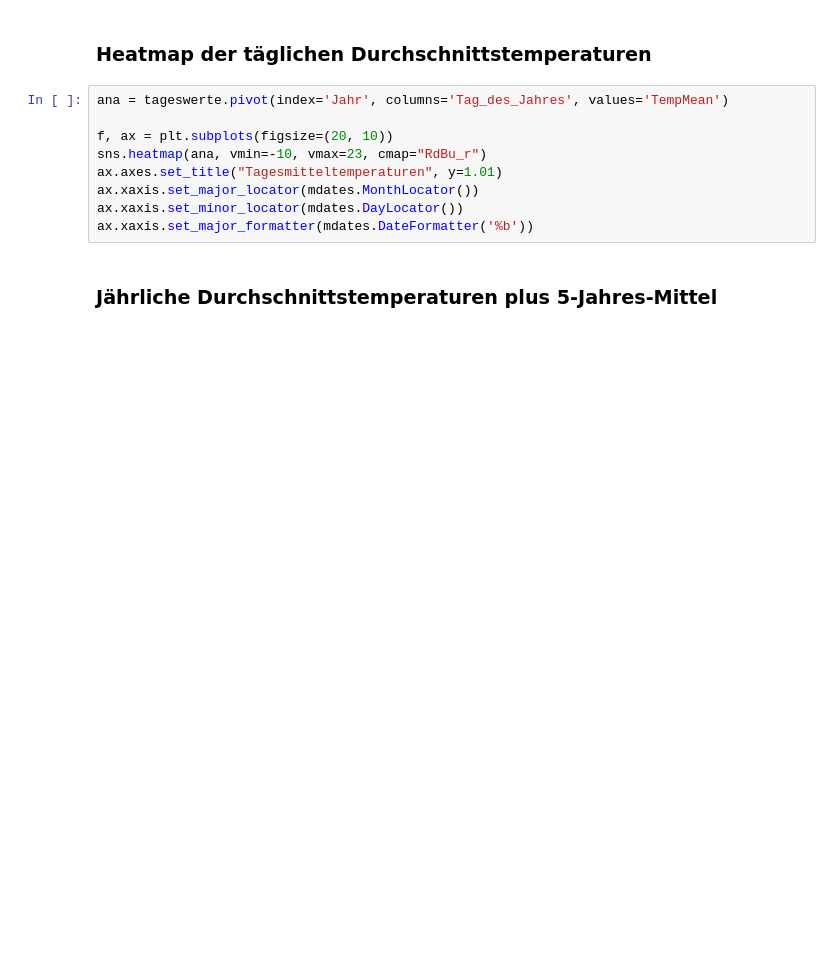
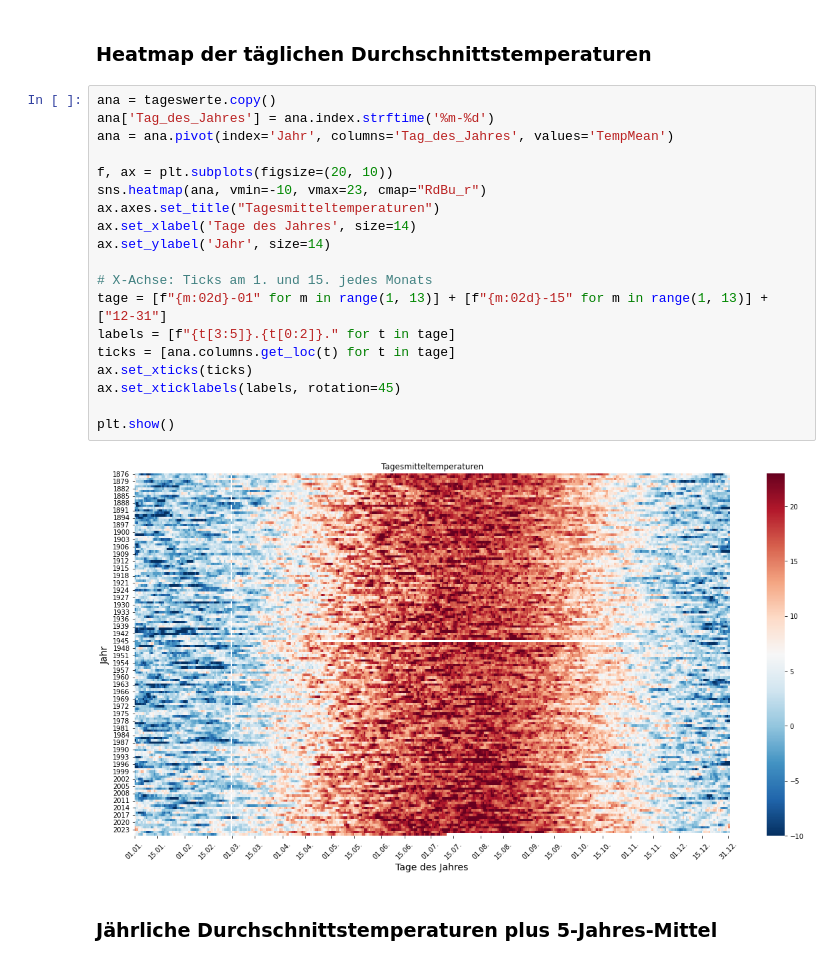
Before and after one commit to TrismegistusS/DWD_historical_weather, a Jupyter notebook: example.ipynb, the cells around one changed output. Cells and saved outputs as stored; diff of their text form; blank space fills up the shorter version.

```diff
--- a/example.ipynb
+++ b/example.ipynb
@@ -49,14 +48,26 @@ display(tageswerte)
 # %% [markdown]
 ### Heatmap der täglichen Durchschnittstemperaturen
 # %%
-ana = tageswerte.pivot(index='Jahr', columns='Tag_des_Jahres', values='TempMean')
+ana = tageswerte.copy()
+ana['Tag_des_Jahres'] = ana.index.strftime('%m-%d')
+ana = ana.pivot(index='Jahr', columns='Tag_des_Jahres', values='TempMean')
 
 f, ax = plt.subplots(figsize=(20, 10))
 sns.heatmap(ana, vmin=-10, vmax=23, cmap="RdBu_r")
-ax.axes.set_title("Tagesmitteltemperaturen", y=1.01)
-ax.xaxis.set_major_locator(mdates.MonthLocator())
-ax.xaxis.set_minor_locator(mdates.DayLocator())
-ax.xaxis.set_major_formatter(mdates.DateFormatter('%b'))
+ax.axes.set_title("Tagesmitteltemperaturen")
+ax.set_xlabel('Tage des Jahres', size=14)
+ax.set_ylabel('Jahr', size=14)
+
+# X-Achse: Ticks am 1. und 15. jedes Monats
+tage = [f"{m:02d}-01" for m in range(1, 13)] + [f"{m:02d}-15" for m in range(1, 13)] + ["12-31"]
+labels = [f"{t[3:5]}.{t[0:2]}." for t in tage]
+ticks = [ana.columns.get_loc(t) for t in tage]
+ax.set_xticks(ticks)
+ax.set_xticklabels(labels, rotation=45)
+
+plt.show()
+# %% [output]
+[figure, added]
 # %% [markdown]
 ### Jährliche Durchschnittstemperaturen plus 5-Jahres-Mittel
 # %%
```
Also changed, not shown: parts of 3 cells of this notebook, 1 other file.
